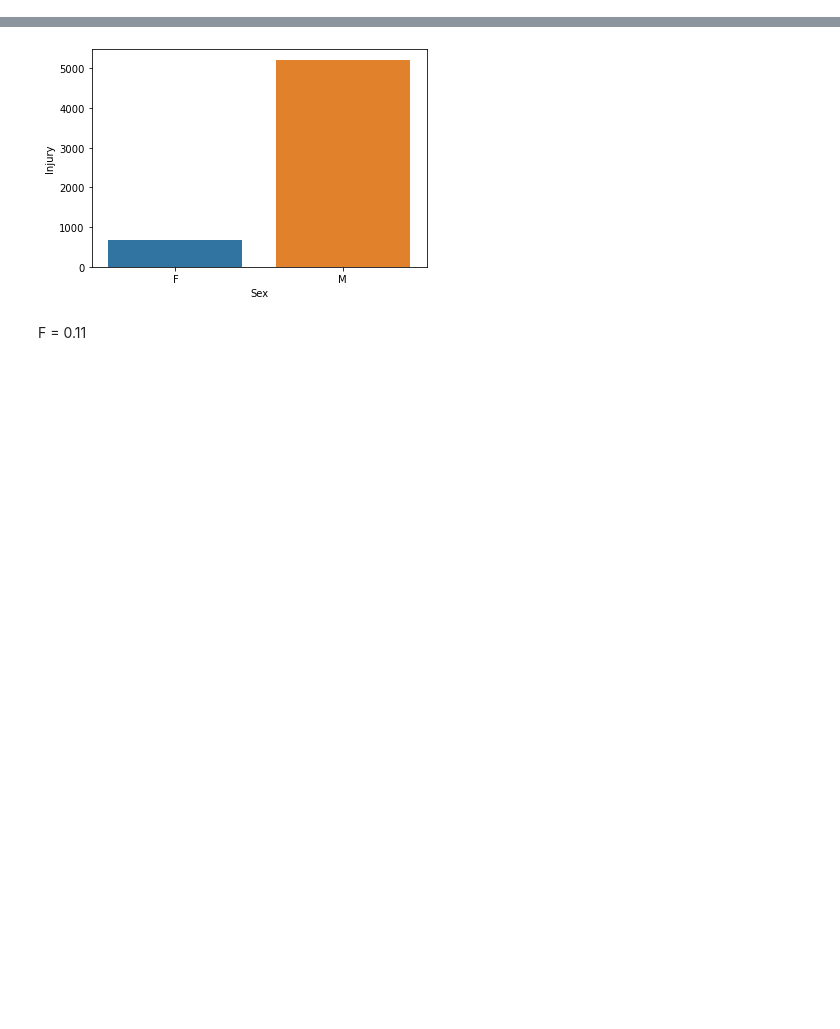
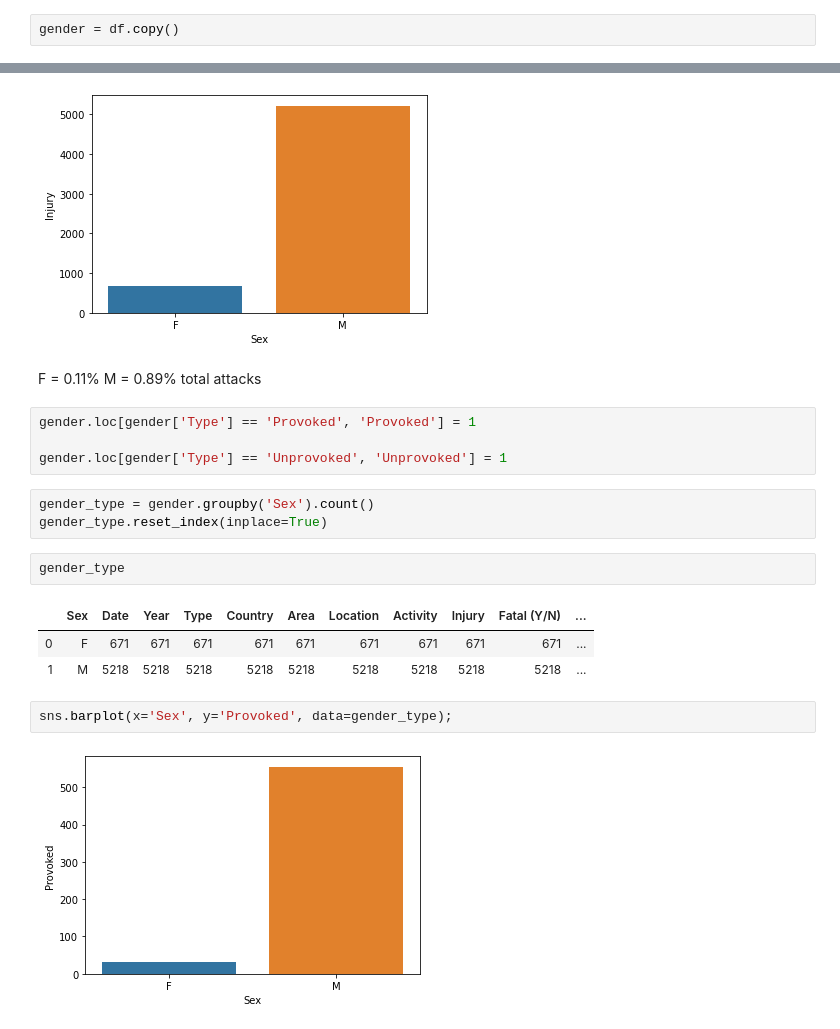
Before and after one commit to bt02/Shark-Attack-Data, a Jupyter notebook: eda.ipynb, the cells around one changed output, grey strips where cells are left out. Cells and saved outputs as stored; diff of their text form; blank space fills up the shorter version.

Commit message:
gender and type of attack

```diff
--- a/eda.ipynb
+++ b/eda.ipynb
@@ -143,6 +143,8 @@ sns.lineplot(x='Date', y='Injury', data=u_group, label = 'Unprovoked');
 [figure]
 # %% [markdown]
 ## Gender
+# %%
+gender = df.copy()
 # %%
 sex = df.groupby('Sex').count()
 sex.reset_index(inplace=True)
@@ -157,4 +159,21 @@ sns.barplot(x='Sex', y='Injury', data=sex);
 # %% [output]
 [figure]
 # %% [markdown]
-F = 0.11
+F = 0.11%  M = 0.89% total attacks
+# %%
+gender.loc[gender['Type'] == 'Provoked', 'Provoked'] = 1
+
+gender.loc[gender['Type'] == 'Unprovoked', 'Unprovoked'] = 1
+# %%
+gender_type = gender.groupby('Sex').count()
+gender_type.reset_index(inplace=True)
+# %%
+gender_type
+# %% [output]
+|  | Sex | Date | Year | Type | Country | Area | Location | Activity | Injury | Fatal (Y/N) | ... |
+| 0 | F | 671 | 671 | 671 | 671 | 671 | 671 | 671 | 671 | 671 | ... |
+| 1 | M | 5218 | 5218 | 5218 | 5218 | 5218 | 5218 | 5218 | 5218 | 5218 | ... |
+# %%
+sns.barplot(x='Sex', y='Provoked', data=gender_type);
+# %% [output]
+[figure, added]
```
Also changed, not shown: parts of 1 cell of this notebook.
